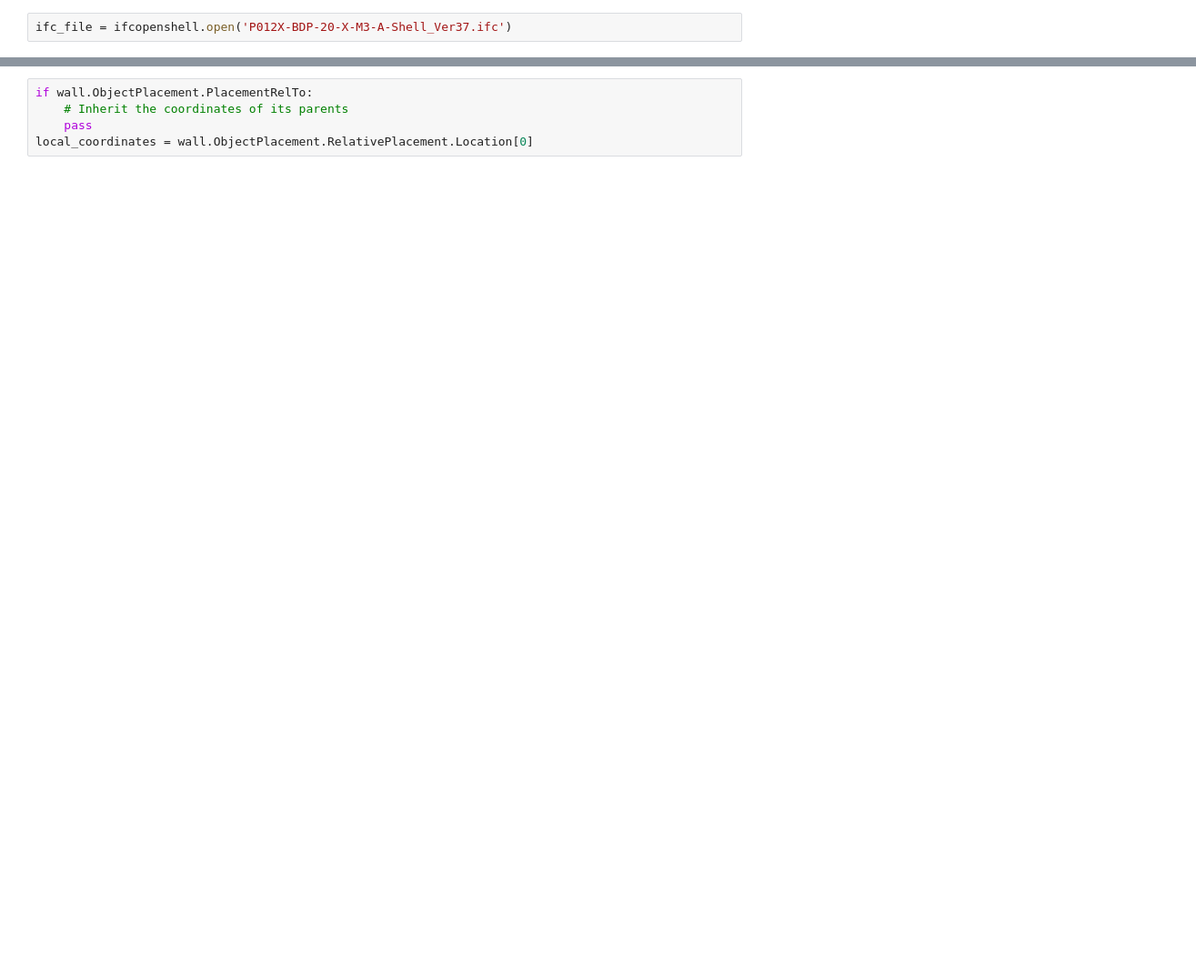
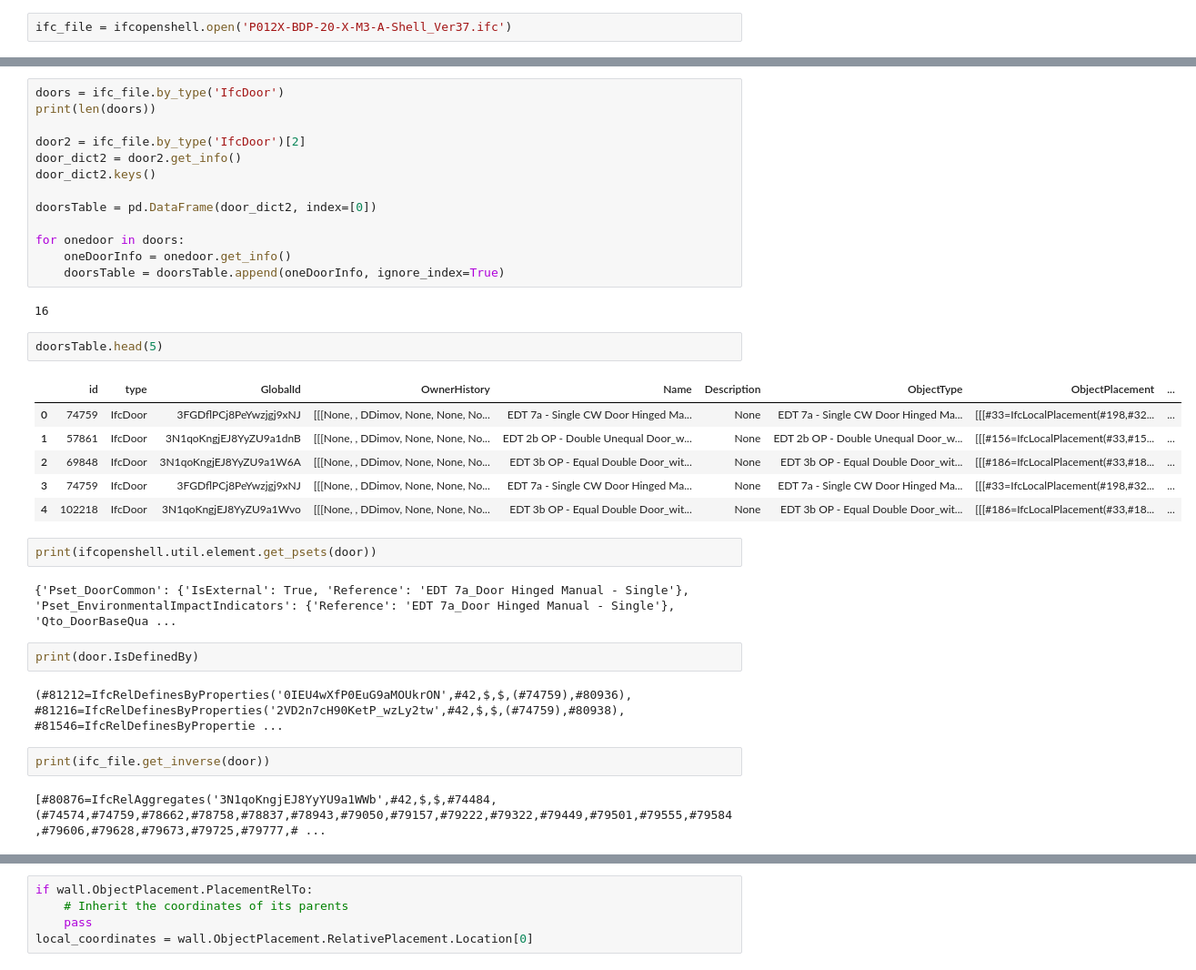
Before and after one commit to DimitarDimovLOR/ddimov-hospitals-blueprint-analysis, a Jupyter notebook: Dimov_Hospitals_Blueprint_Work/ImportFromModels.ipynb, the cells around one changed output, grey strips where cells are left out. Shown at 91% size. Drawn from its saved outputs; the diff is of its cells as text; blank space fills up the shorter version.

```diff
--- a/Dimov_Hospitals_Blueprint_Work/ImportFromModels.ipynb
+++ b/Dimov_Hospitals_Blueprint_Work/ImportFromModels.ipynb
@@ -26,0 +49,36 @@ IfcOpeningElement
+# %%
+doors = ifc_file.by_type('IfcDoor')
+print(len(doors))
+
+door2 = ifc_file.by_type('IfcDoor')[2]
+door_dict2 = door2.get_info()
+door_dict2.keys()
+
+doorsTable = pd.DataFrame(door_dict2, index=[0])
+
+for onedoor in doors:
+    oneDoorInfo = onedoor.get_info()
+    doorsTable = doorsTable.append(oneDoorInfo, ignore_index=True)
+# %% [output]
+16
+# %%
+doorsTable.head(5)
+# %% [output]
+|  | id | type | GlobalId | OwnerHistory | Name | Description | ObjectType | ObjectPlacement | ... |
+| 0 | 74759 | IfcDoor | 3FGDflPCj8PeYwzjgj9xNJ | [[[None, , DDimov, None, None, No... | EDT 7a - Single CW Door Hinged Ma... | None | EDT 7a - Single CW Door Hinged Ma... | [[[#33=IfcLocalPlacement(#198,#32... | ... |
+| 1 | 57861 | IfcDoor | 3N1qoKngjEJ8YyZU9a1dnB | [[[None, , DDimov, None, None, No... | EDT 2b OP - Double Unequal Door_w... | None | EDT 2b OP - Double Unequal Door_w... | [[[#156=IfcLocalPlacement(#33,#15... | ... |
+| 2 | 69848 | IfcDoor | 3N1qoKngjEJ8YyZU9a1W6A | [[[None, , DDimov, None, None, No... | EDT 3b OP - Equal Double Door_wit... | None | EDT 3b OP - Equal Double Door_wit... | [[[#186=IfcLocalPlacement(#33,#18... | ... |
+| 3 | 74759 | IfcDoor | 3FGDflPCj8PeYwzjgj9xNJ | [[[None, , DDimov, None, None, No... | EDT 7a - Single CW Door Hinged Ma... | None | EDT 7a - Single CW Door Hinged Ma... | [[[#33=IfcLocalPlacement(#198,#32... | ... |
+| 4 | 102218 | IfcDoor | 3N1qoKngjEJ8YyZU9a1Wvo | [[[None, , DDimov, None, None, No... | EDT 3b OP - Equal Double Door_wit... | None | EDT 3b OP - Equal Double Door_wit... | [[[#186=IfcLocalPlacement(#33,#18... | ... |
+# %%
+print(ifcopenshell.util.element.get_psets(door))
+# %% [output]
+{'Pset_DoorCommon': {'IsExternal': True, 'Reference': 'EDT 7a_Door Hinged Manual - Single'}, 'Pset_EnvironmentalImpactIndicators': {'Reference': 'EDT 7a_Door Hinged Manual - Single'}, 'Qto_DoorBaseQua ...
+# %%
+print(door.IsDefinedBy)
+# %% [output]
+(#81212=IfcRelDefinesByProperties('0IEU4wXfP0EuG9aMOUkrON',#42,$,$,(#74759),#80936), #81216=IfcRelDefinesByProperties('2VD2n7cH90KetP_wzLy2tw',#42,$,$,(#74759),#80938), #81546=IfcRelDefinesByPropertie ...
+# %%
+print(ifc_file.get_inverse(door))
+# %% [output]
+[#80876=IfcRelAggregates('3N1qoKngjEJ8YyYU9a1WWb',#42,$,$,#74484,(#74574,#74759,#78662,#78758,#78837,#78943,#79050,#79157,#79222,#79322,#79449,#79501,#79555,#79584,#79606,#79628,#79673,#79725,#79777,# ...
```
Also changed, not shown: parts of 19 cells of this notebook.
